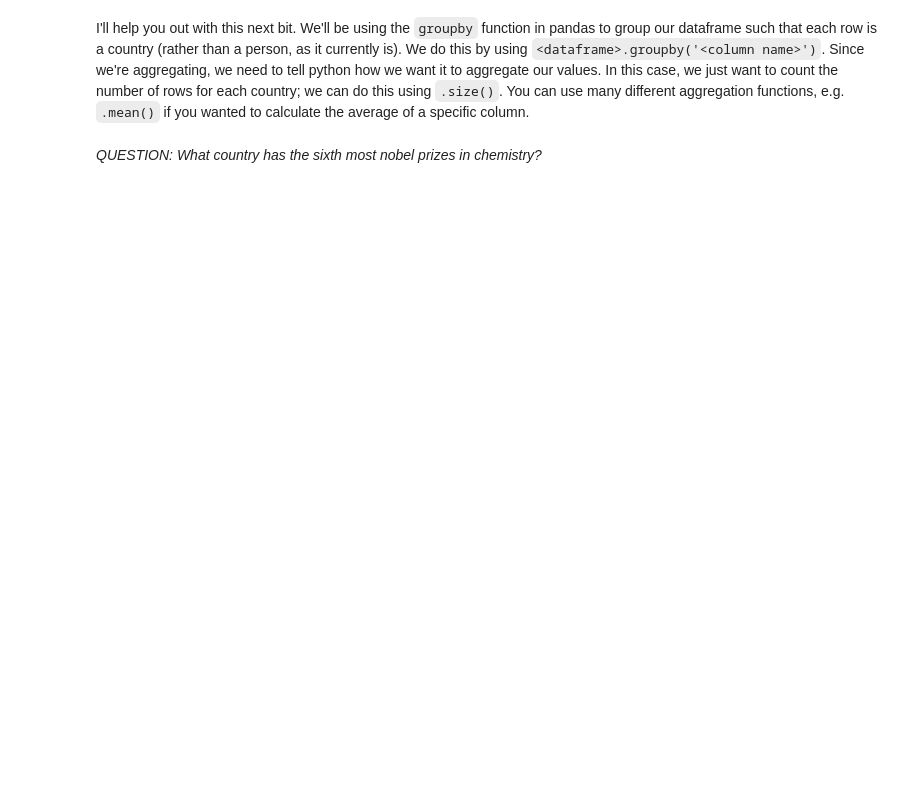
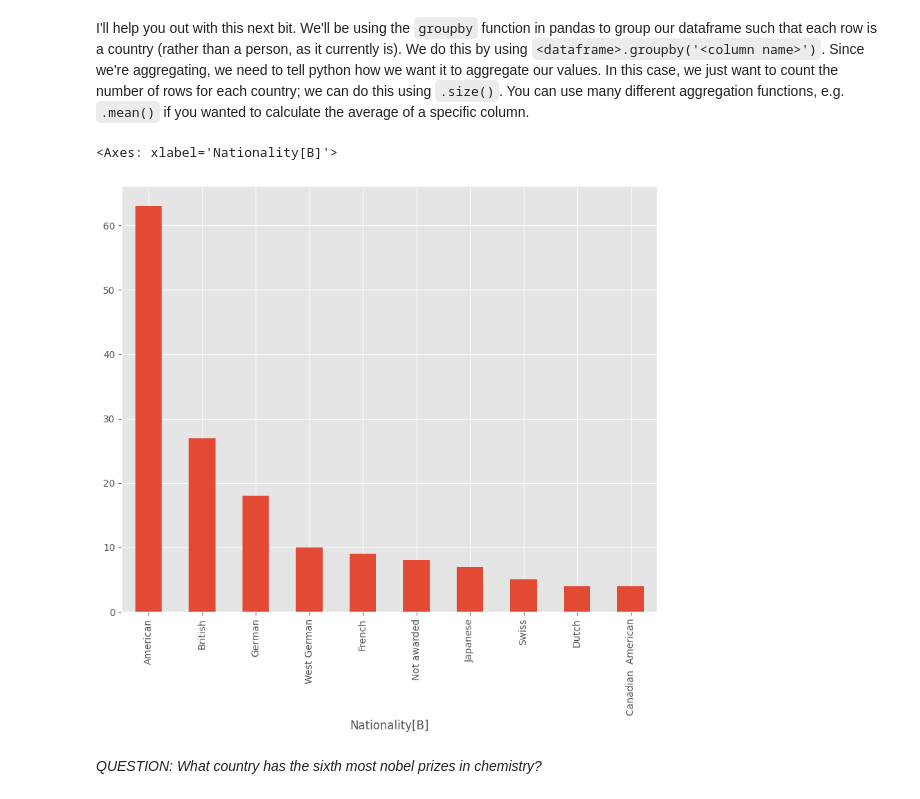
Before and after one commit to iliza5522/QM22, a Jupyter notebook: notebooks/W02. Pandas.ipynb, the cells around one changed output. Saved outputs shown, nothing was run; the diff lists cells and outputs as text; code cells hidden in the pictures; blank space fills up the shorter version.

```diff
--- a/notebooks/W02. Pandas.ipynb
+++ b/notebooks/W02. Pandas.ipynb
@@ -399,5 +456,11 @@ And there we have it; a nicely formatted dataframe ready for analysis, straight
 Using the following URL https://en.wikipedia.org/wiki/List_of_Nobel_laureates_in_Chemistry create a plot of the top 10 countries in terms of nobel laureates. First, follow the steps below:
 # %%
 # scrape the table of Nobel Laureates in Chemistry using read_html. remember, this gives us a LIST of dataframes! lets call this list chem_tables
+url='https://en.wikipedia.org/wiki/List_of_Nobel_laureates_in_Chemistry'
 
-# select the first dataframe from this list and call it chem
+tables=pandas.read_html(url)
+
+print(tables)
+# select the first dataframe from this list and call it chem_tables
+chem_tables = tables[0]
+print(chem_tables)
@@ -405,9 +486,15 @@ Using the following URL https://en.wikipedia.org/wiki/List_of_Nobel_laureates_in
 I'll help you out with this next bit. We'll be using the `groupby` function in pandas to group our dataframe such that each row is a country (rather than a person, as it currently is). We do this by using `<dataframe>.groupby('<column name>')`. Since we're aggregating, we need to tell python how we want it to aggregate our values. In this case, we just want to count the number of rows for each country; we can do this using `.size()`. You can use many different aggregation functions, e.g. `.mean()` if you wanted to calculate the average of a specific column.
 # %%
 # create a new dataframe called 'country' in which each row is a country, and the values represent the number of nobel laureates.
-
+country = chem_tables.groupby('Nationality[B]')
+country_counts = country.size()
+country_sorted = country_counts.sort_values(ascending=False)
+country_sorted.head(10).plot(kind='bar')
+# .sort_values(ascending=False) dataframename['column name'],
 # now sort it in descending order
-
 # finally, plot the top 10 countries
+# %% [output]
+<Axes: xlabel='Nationality[B]'>
+[figure, added]
 # %% [markdown]
 *QUESTION: What country has the sixth most nobel prizes in chemistry?*
```
Also changed, not shown: parts of 11 cells of this notebook.
